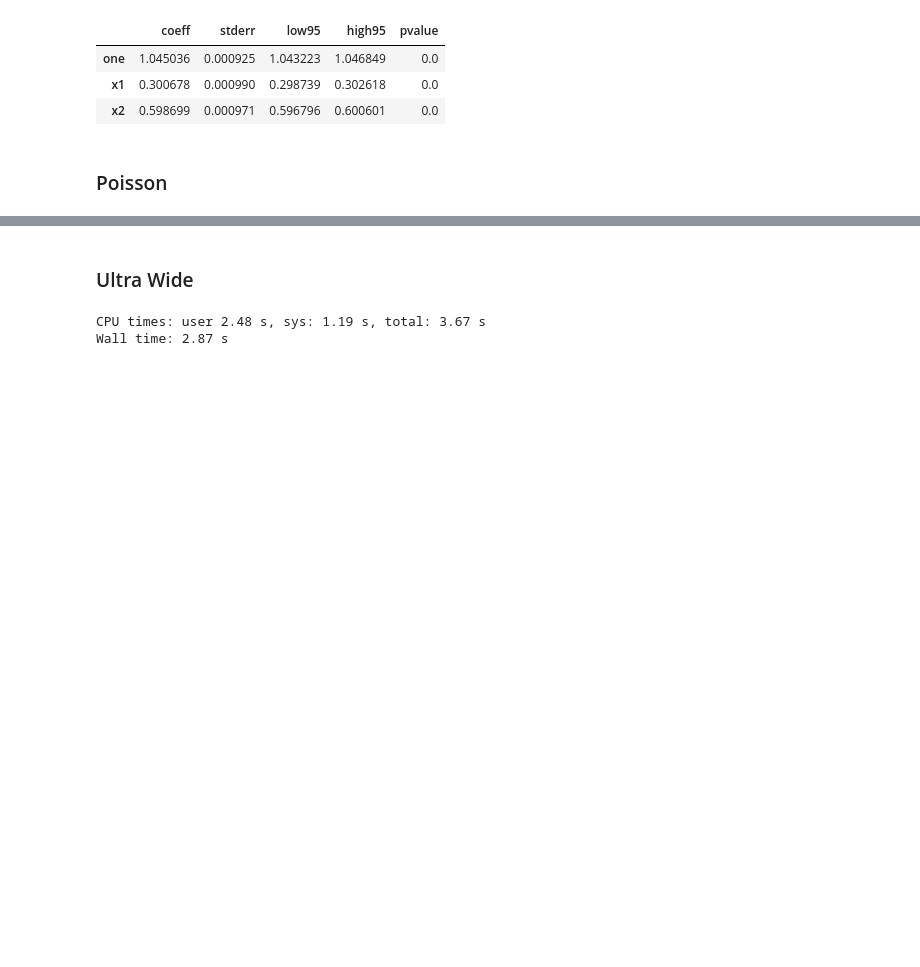
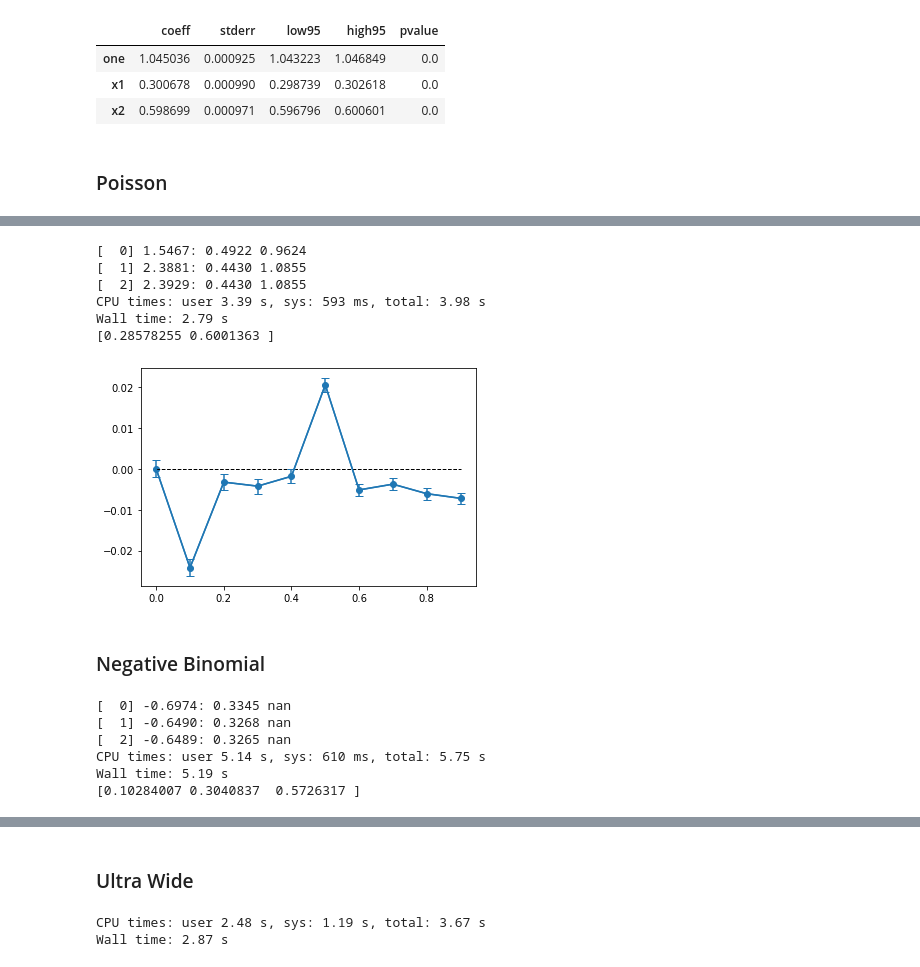
Before and after one commit to iamlemec/fastreg, a Jupyter notebook: benchmark.ipynb, the cells around one changed output, grey strips where cells are left out. Cells and saved outputs as stored; diff of their text form; code cells hidden in the pictures; blank space fills up the shorter version.

```diff
--- a/benchmark.ipynb
+++ b/benchmark.ipynb
@@ -82 +82,34 @@ Wall time: 5.51 s
+# %%
+%time param, sigma = frg.poisson(y='p', x=['x1', 'x2'], fe=['id1'], intercept=False, data=data, epochs=3)
+print(param['real'])
+# %% [output]
+[  0] 1.5467: 0.4922 0.9624
+[  1] 2.3881: 0.4430 1.0855
+[  2] 2.3929: 0.4430 1.0855
+CPU times: user 3.39 s, sys: 593 ms, total: 3.98 s
+Wall time: 2.79 s
+[0.28578255 0.6001363 ]
+# %%
+bid1 = np.arange(10)/10
+beta = param['categ']['id1']-param['categ']['id1'][0]
+berr = beta - bid1
+stdv = np.sqrt(np.diagonal(sigma['categ']['id1']['categ']['id1']))
+line, = plt.plot(bid1, berr, marker='o')
+# plt.plot(bid1, bid1, linestyle='--', linewidth=1, color='k');
+plt.plot(bid1, np.zeros_like(bid1), linestyle='--', linewidth=1, color='k');
+plt.errorbar(bid1, berr, yerr=stdv, capsize=4, color=line.get_color());
+# %% [output]
+[figure, added]
+# %% [markdown]
+### Negative Binomial
+# %%
+%time param, sigma = frg.zinf_negbin(y='nbz0', x=['x1', 'x2'], data=data, epochs=3)
+print(param['real'])
+# %% [output]
+[  0] -0.6974: 0.3345 nan
+[  1] -0.6490: 0.3268 nan
+[  2] -0.6489: 0.3265 nan
+CPU times: user 5.14 s, sys: 610 ms, total: 5.75 s
+Wall time: 5.19 s
+[0.10284007 0.3040837  0.5726317 ]
 # %%
```
Also changed, not shown: parts of 7 cells of this notebook, 1 other file.
